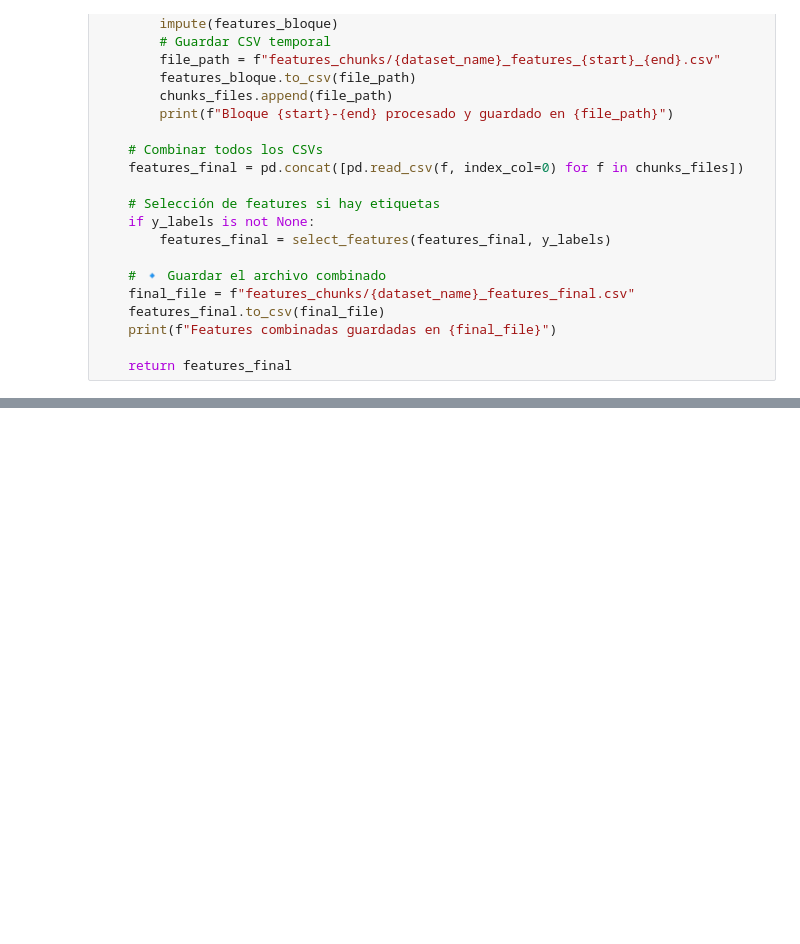
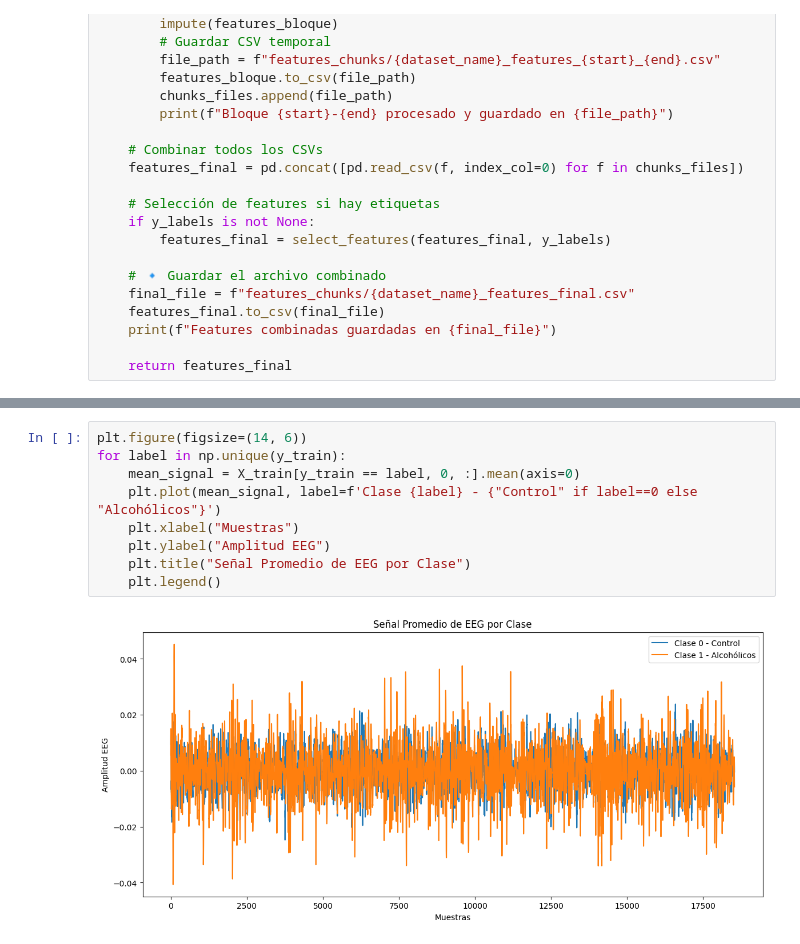
Before and after one commit to JorgeL2005/Project1_ML, a Jupyter notebook: notebooks/feature_extraction.ipynb, the cells around one changed output, grey strips where cells are left out. Saved outputs shown, nothing was run; the diff lists cells and outputs as text; blank space fills up the shorter version.

```diff
--- a/notebooks/feature_extraction.ipynb
+++ b/notebooks/feature_extraction.ipynb
@@ -191,0 +237,11 @@ Bloque 0-20 procesado y guardado en features_chunks/test_features_0_20.csv
+# %%
+plt.figure(figsize=(14, 6))
+for label in np.unique(y_train):
+    mean_signal = X_train[y_train == label, 0, :].mean(axis=0)
+    plt.plot(mean_signal, label=f'Clase {label} - {"Control" if label==0 else "Alcohólicos"}')
+    plt.xlabel("Muestras")
+    plt.ylabel("Amplitud EEG")
+    plt.title("Señal Promedio de EEG por Clase")
+    plt.legend()
+# %% [output]
+[figure, added]
```
Also changed, not shown: parts of 10 cells of this notebook, 1 other file.
